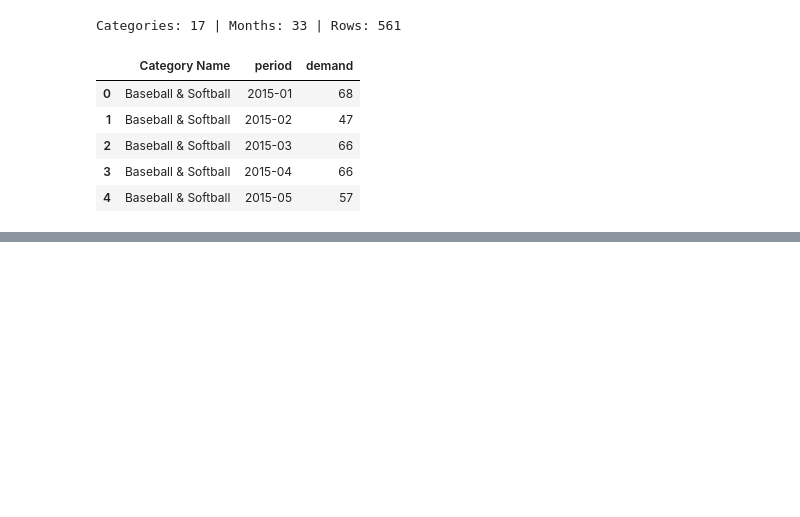
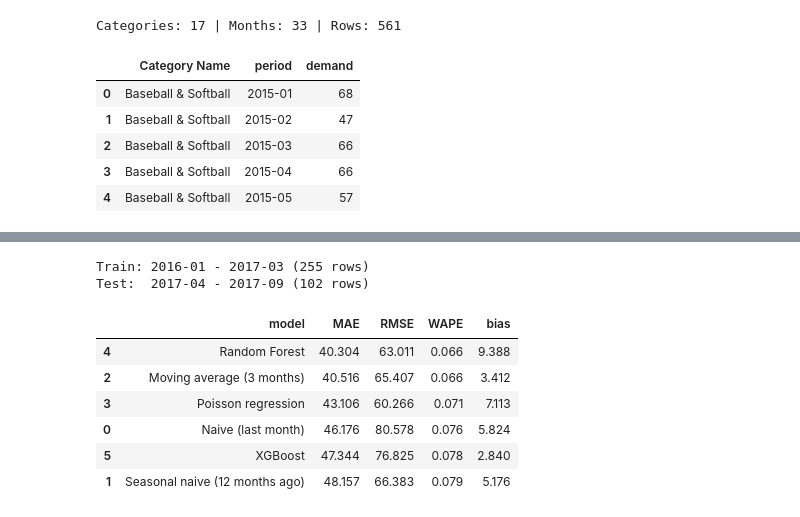
Before and after one commit to FCsabi2002/DSLab1, a Jupyter notebook: notebooks/03_demand_model.ipynb, the cells around one changed output, grey strips where cells are left out. Saved outputs shown, nothing was run; the diff lists cells and outputs as text; code cells hidden in the pictures; blank space fills up the shorter version.

```diff
--- a/notebooks/03_demand_model.ipynb
+++ b/notebooks/03_demand_model.ipynb
@@ -80,0 +85,60 @@ Categories: 17 | Months: 33 | Rows: 561
+# %%
+import warnings
+warnings.filterwarnings("ignore")
+
+from sklearn.pipeline import Pipeline
+from sklearn.linear_model import PoissonRegressor
+from xgboost import XGBRegressor
+
+from src.features import (add_lag_features, DEMAND_FEATURES, DEMAND_TARGET,
+                          demand_tree_preprocessor, demand_poisson_preprocessor)
+from src.evaluation import regression_metrics
+
+demand = add_lag_features(panel)
+
+TEST_START = pd.Period("2017-04", "M")
+train = demand[demand["period"] < TEST_START]
+test = demand[demand["period"] >= TEST_START]
+print("Train:", train["period"].min(), "-", train["period"].max(), f"({len(train)} rows)")
+print("Test: ", test["period"].min(), "-", test["period"].max(), f"({len(test)} rows)")
+
+X_train, y_train = train[DEMAND_FEATURES], train[DEMAND_TARGET]
+X_test, y_test = test[DEMAND_FEATURES], test[DEMAND_TARGET]
+# %% [output]
+Train: 2016-01 - 2017-03 (255 rows)
+Test:  2017-04 - 2017-09 (102 rows)
+# %%
+# Baselines: no training needed, they come directly from the past values
+preds = {
+    "Naive (last month)": test["lag_1"],
+    "Seasonal naive (12 months ago)": test["lag_12"],
+    "Moving average (3 months)": test["roll_mean_3"],
+}
+
+models = {
+    "Poisson regression": Pipeline([
+        ("prep", demand_poisson_preprocessor()),
+        ("model", PoissonRegressor(alpha=1e-4, max_iter=3000))]),
+    "Random Forest": Pipeline([
+        ("prep", demand_tree_preprocessor()),
+        ("model", RandomForestRegressor(n_estimators=300, random_state=42, n_jobs=-1))]),
+    "XGBoost": Pipeline([
+        ("prep", demand_tree_preprocessor()),
+        ("model", XGBRegressor(n_estimators=300, learning_rate=0.05, max_depth=3, random_state=42))]),
+}
+
+for name, model in models.items():
+    model.fit(X_train, y_train)
+    preds[name] = model.predict(X_test)
+
+results = pd.DataFrame([{"model": name, **regression_metrics(y_test, p)}
+                        for name, p in preds.items()]).sort_values("WAPE")
+results.round(3)
+# %% [output]
+|  | model | MAE | RMSE | WAPE | bias |
+| 4 | Random Forest | 40.304 | 63.011 | 0.066 | 9.388 |
+| 2 | Moving average (3 months) | 40.516 | 65.407 | 0.066 | 3.412 |
+| 3 | Poisson regression | 43.106 | 60.266 | 0.071 | 7.113 |
+| 0 | Naive (last month) | 46.176 | 80.578 | 0.076 | 5.824 |
+| 5 | XGBoost | 47.344 | 76.825 | 0.078 | 2.840 |
+| 1 | Seasonal naive (12 months ago) | 48.157 | 66.383 | 0.079 | 5.176 |
```
Also changed, not shown: parts of 3 cells of this notebook, 2 other files.
